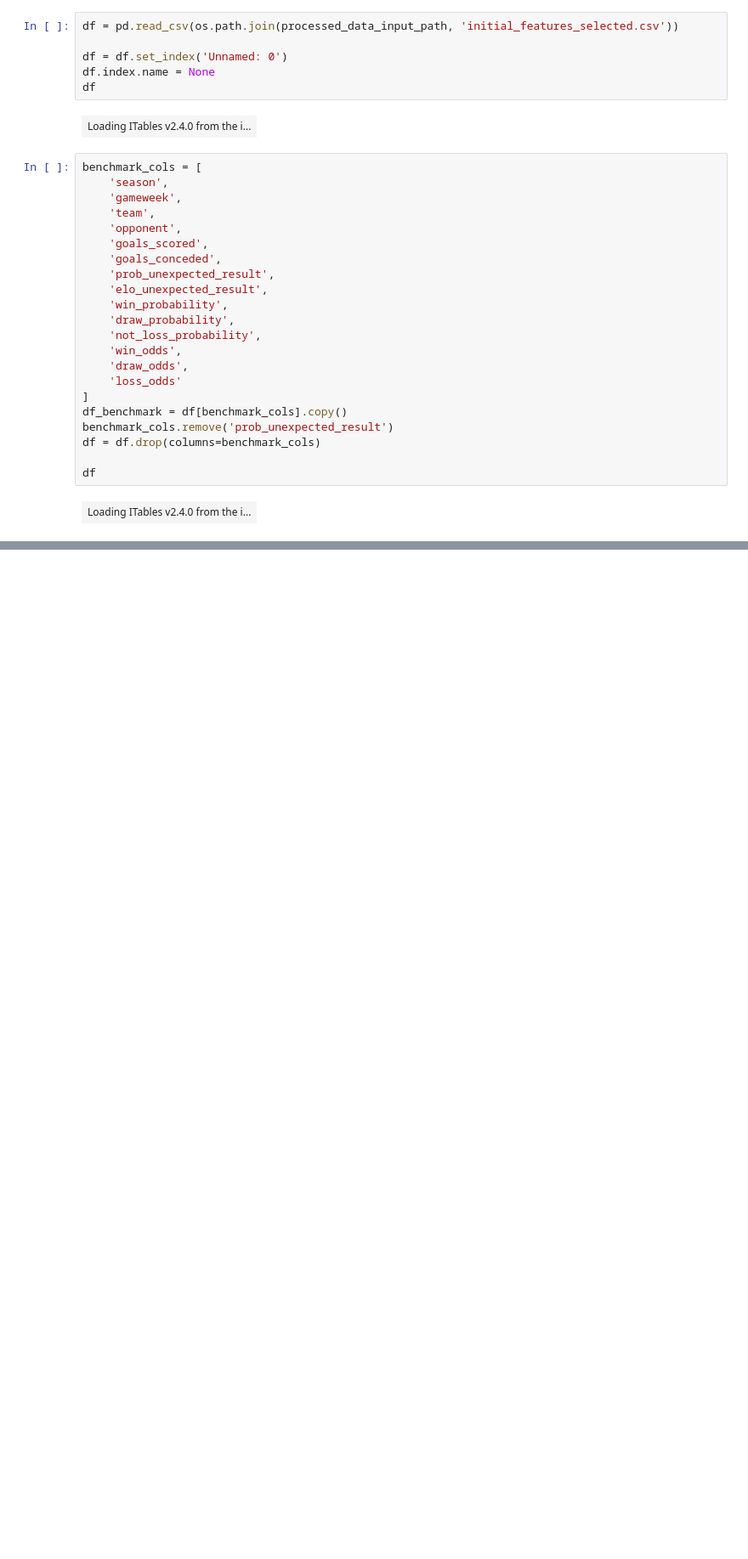
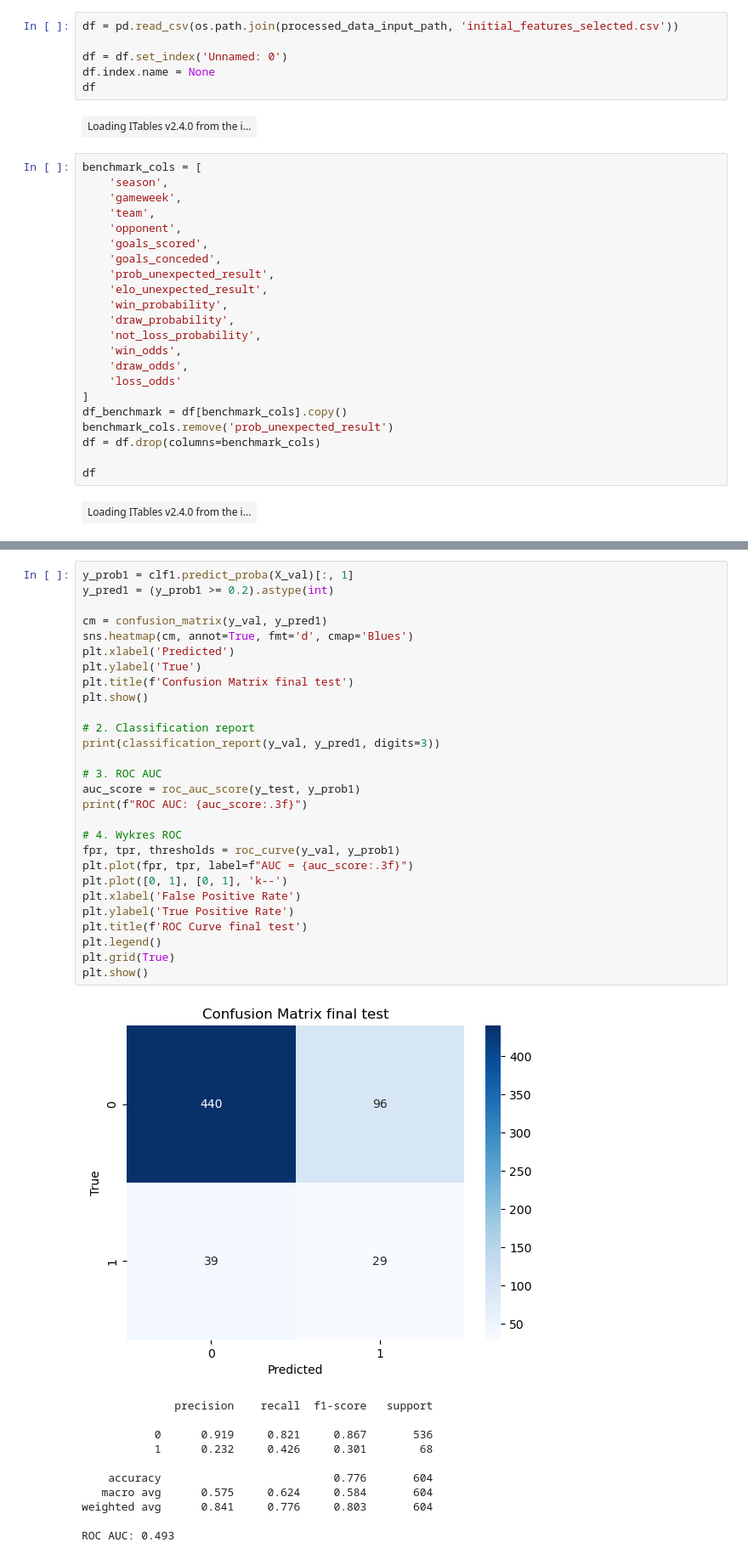
Before and after one commit to gcichy/master_project, a Jupyter notebook: model_creation/nn_model_creation.ipynb, the cells around one changed output, grey strips where cells are left out. Shown at 85% size. Drawn from its saved outputs; the diff is of its cells as text; blank space fills up the shorter version.

```diff
--- a/model_creation/nn_model_creation.ipynb
+++ b/model_creation/nn_model_creation.ipynb
@@ -52,0 +164,40 @@ df
+# %%
+y_prob1 = clf1.predict_proba(X_val)[:, 1]
+y_pred1 = (y_prob1 >= 0.2).astype(int)
+
+cm = confusion_matrix(y_val, y_pred1)
+sns.heatmap(cm, annot=True, fmt='d', cmap='Blues')
+plt.xlabel('Predicted')
+plt.ylabel('True')
+plt.title(f'Confusion Matrix final test')
+plt.show()
+
+# 2. Classification report
+print(classification_report(y_val, y_pred1, digits=3))
+
+# 3. ROC AUC
+auc_score = roc_auc_score(y_test, y_prob1)
+print(f"ROC AUC: {auc_score:.3f}")
+
+# 4. Wykres ROC
+fpr, tpr, thresholds = roc_curve(y_val, y_prob1)
+plt.plot(fpr, tpr, label=f"AUC = {auc_score:.3f}")
+plt.plot([0, 1], [0, 1], 'k--')
+plt.xlabel('False Positive Rate')
+plt.ylabel('True Positive Rate')
+plt.title(f'ROC Curve final test')
+plt.legend()
+plt.grid(True)
+plt.show()
+# %% [output]
+[figure, added]
+              precision    recall  f1-score   support
+
+           0      0.919     0.821     0.867       536
+           1      0.232     0.426     0.301        68
+
+    accuracy                          0.776       604
+   macro avg      0.575     0.624     0.584       604
+weighted avg      0.841     0.776     0.803       604
+
+ROC AUC: 0.493
```
Also changed, not shown: parts of 21 cells of this notebook, 1 other file.
